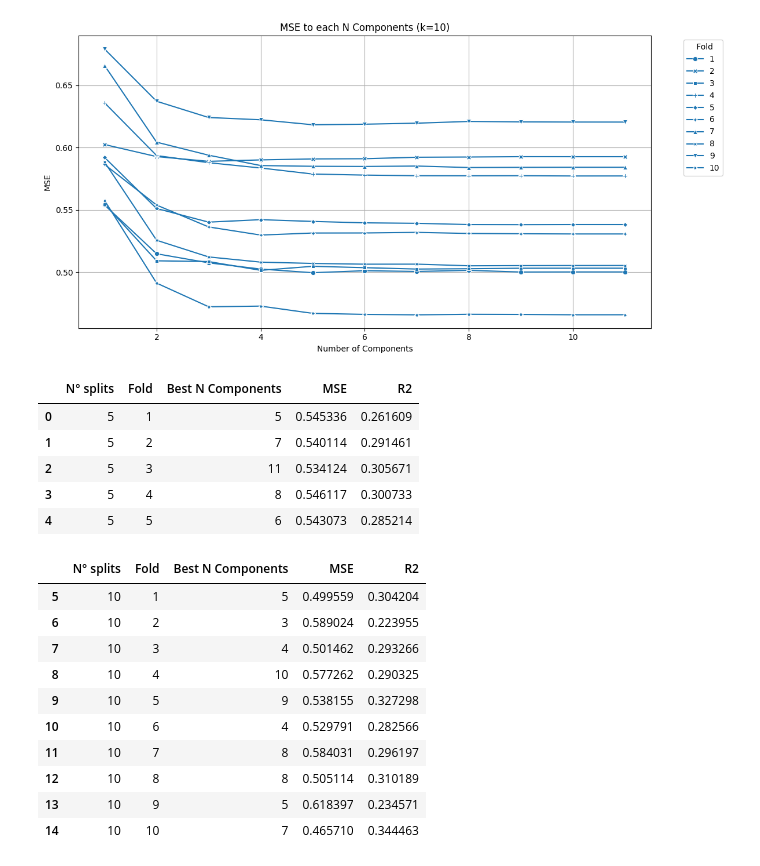
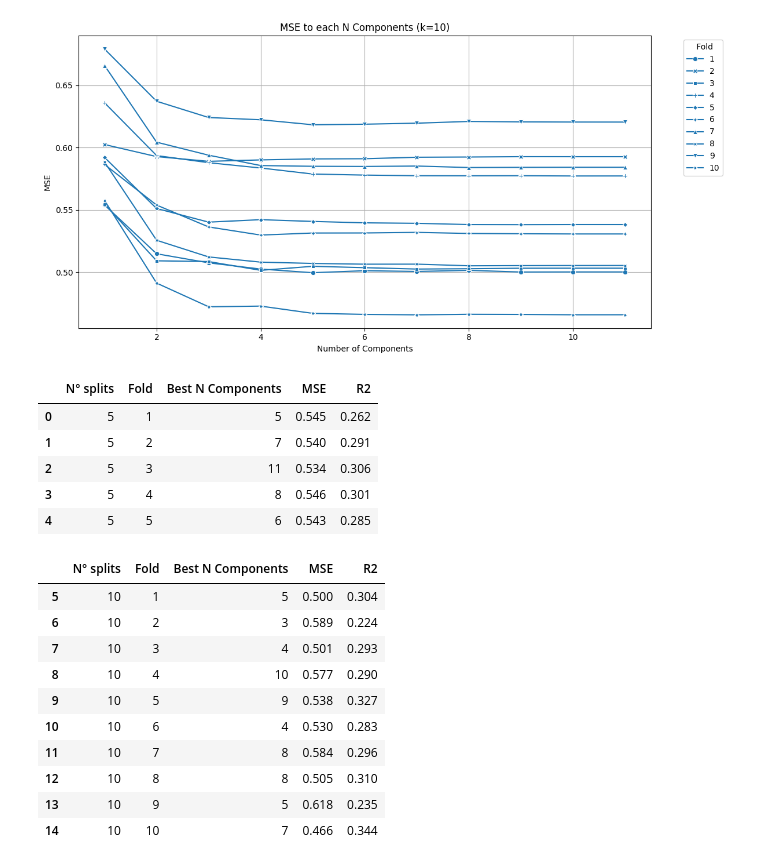
Before and after one commit to pauloricms12/ICA_HM2, a Jupyter notebook: hm2.ipynb, the cells around one changed output. Saved outputs shown, nothing was run; the diff lists cells and outputs as text; code cells hidden in the pictures.

```diff
--- a/hm2.ipynb
+++ b/hm2.ipynb
@@ -617,52 +619,48 @@ import pandas as pd
 from IPython.display import display
 
 def highlight_best_row(df, props):
-    """Função para destacar a linha com o menor MSE."""
     best_index = df['MSE'].idxmin()
     return pd.DataFrame(
         [[props if i == best_index else '' for _ in df.columns] for i in df.index],
         index=df.index,
         columns=df.columns
     )
 
-# Criar DataFrame para k=5
 df_k5 = df_pls.query("`N° splits` == 5")
 styled_df_k5 = df_k5.style.apply(
     highlight_best_row,
     props='color:white;background-color:gray;font-weight:bold;',
     axis=None
 ).set_table_styles(
     [{'selector': 'td', 'props': 'text-align: center;'}]
-)
+).format(precision=3)
 
-# Criar DataFrame para k=10
 df_k10 = df_pls.query("`N° splits` == 10")
 styled_df_k10 = df_k10.style.apply(
     highlight_best_row,
     props='color:white;background-color:gray;font-weight:bold;',
     axis=None
 ).set_table_styles(
     [{'selector': 'td', 'props': 'text-align: center;'}]
-)
+).format(precision=3)
 
-# Exibir ambos os DataFrames estilizados
 display(styled_df_k5)
 display(styled_df_k10)
 # %% [output]
 |  | N° splits | Fold | Best N Components | MSE | R2 |
-| 0 | 5 | 1 | 5 | 0.545336 | 0.261609 |
-| 1 | 5 | 2 | 7 | 0.540114 | 0.291461 |
-| 2 | 5 | 3 | 11 | 0.534124 | 0.305671 |
-| 3 | 5 | 4 | 8 | 0.546117 | 0.300733 |
-| 4 | 5 | 5 | 6 | 0.543073 | 0.285214 |
+| 0 | 5 | 1 | 5 | 0.545 | 0.262 |
+| 1 | 5 | 2 | 7 | 0.540 | 0.291 |
+| 2 | 5 | 3 | 11 | 0.534 | 0.306 |
+| 3 | 5 | 4 | 8 | 0.546 | 0.301 |
+| 4 | 5 | 5 | 6 | 0.543 | 0.285 |
 |  | N° splits | Fold | Best N Components | MSE | R2 |
-| 5 | 10 | 1 | 5 | 0.499559 | 0.304204 |
-| 6 | 10 | 2 | 3 | 0.589024 | 0.223955 |
-| 7 | 10 | 3 | 4 | 0.501462 | 0.293266 |
-| 8 | 10 | 4 | 10 | 0.577262 | 0.290325 |
-| 9 | 10 | 5 | 9 | 0.538155 | 0.327298 |
-| 10 | 10 | 6 | 4 | 0.529791 | 0.282566 |
-| 11 | 10 | 7 | 8 | 0.584031 | 0.296197 |
-| 12 | 10 | 8 | 8 | 0.505114 | 0.310189 |
-| 13 | 10 | 9 | 5 | 0.618397 | 0.234571 |
-| 14 | 10 | 10 | 7 | 0.465710 | 0.344463 |
+| 5 | 10 | 1 | 5 | 0.500 | 0.304 |
+| 6 | 10 | 2 | 3 | 0.589 | 0.224 |
+| 7 | 10 | 3 | 4 | 0.501 | 0.293 |
+| 8 | 10 | 4 | 10 | 0.577 | 0.290 |
+| 9 | 10 | 5 | 9 | 0.538 | 0.327 |
+| 10 | 10 | 6 | 4 | 0.530 | 0.283 |
+| 11 | 10 | 7 | 8 | 0.584 | 0.296 |
+| 12 | 10 | 8 | 8 | 0.505 | 0.310 |
+| 13 | 10 | 9 | 5 | 0.618 | 0.235 |
+| 14 | 10 | 10 | 7 | 0.466 | 0.344 |
```
Also changed, not shown: parts of 2 cells of this notebook.
